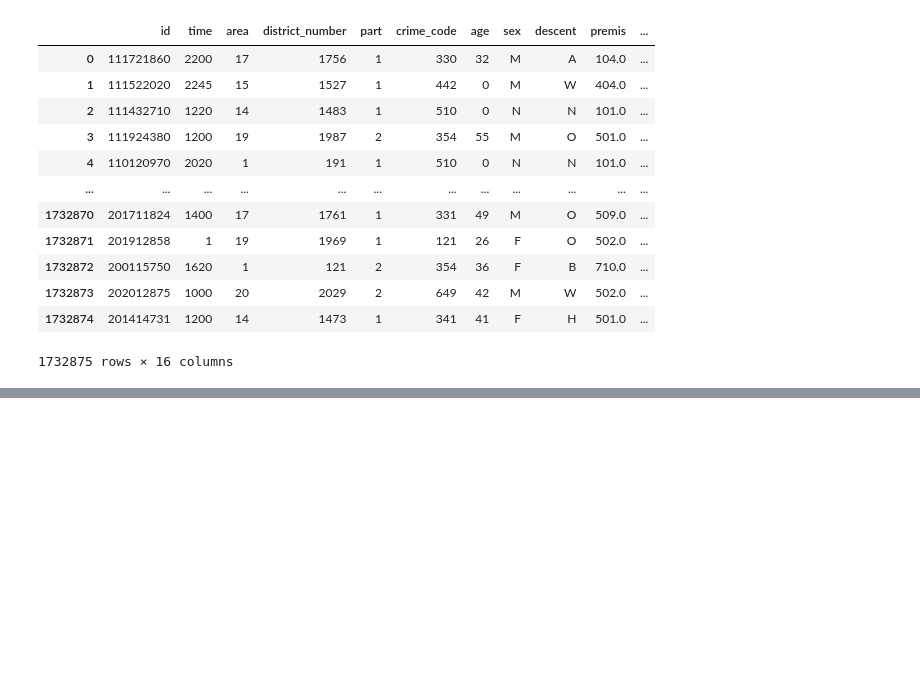
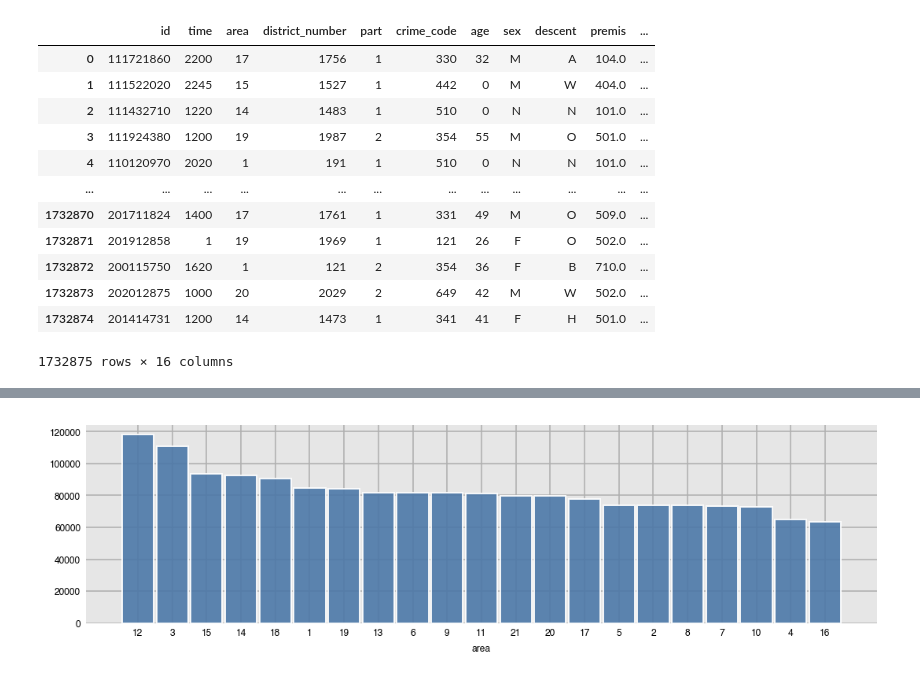
Before and after one commit to davefng/UCLA_ML, a Jupyter notebook: final.ipynb, the cells around one changed output, grey strips where cells are left out. Saved outputs shown, nothing was run; the diff lists cells and outputs as text; code cells hidden in the pictures; blank space fills up the shorter version.

```diff
--- a/final.ipynb
+++ b/final.ipynb
@@ -9,3 +6,5 @@ crime=pd.read_csv(r'C:\Users\Me\Desktop\ML\final\Crime_Data_from_2010_to_2019.cs
+# %%
+crime= pd.read_csv(r'/Users/cjmartinez323/Desktop/ML Class/UCLA_ML-master/crime19.csv')
 # %%
 print(crime.shape)
 # %% [output]
@@ -93,3 +89,5 @@ budget=pd.read_csv(r'C:\Users\Me\Desktop\ML\final\Police_Budget_Activity.csv')
+# %%
+budget=pd.read_csv(r'/Users/cjmartinez323/Desktop/ML Class/UCLA_ML-master/Police_Budget_Activity.csv')
 # %%
 #drop columns after total expenditures
 budget=budget.iloc[:,:32]
@@ -162,7 +165,7 @@ for i in crime_new['time']:
         a= 0
     elif (i>'06:00') and (i <='12:00'):
         a=1
-    elif (i>'12:00') and (i<='18:00'):
+    elif (i>'12:00') and (i<='06:00'):
         a=2
     else:
         a=3
@@ -261,0 +243,7 @@ plt.show()
+# %%
+crime_new['year'] = crime_new.month_year.values.astype('datetime64[Y]')
+crime_new['year'] = pd.to_datetime(crime_new['year']).dt.year
+# %%
+dxp.count(val='area',data=crime_new)
+# %% [output]
+[figure, added]
```
Also changed, not shown: parts of 25 cells of this notebook.
